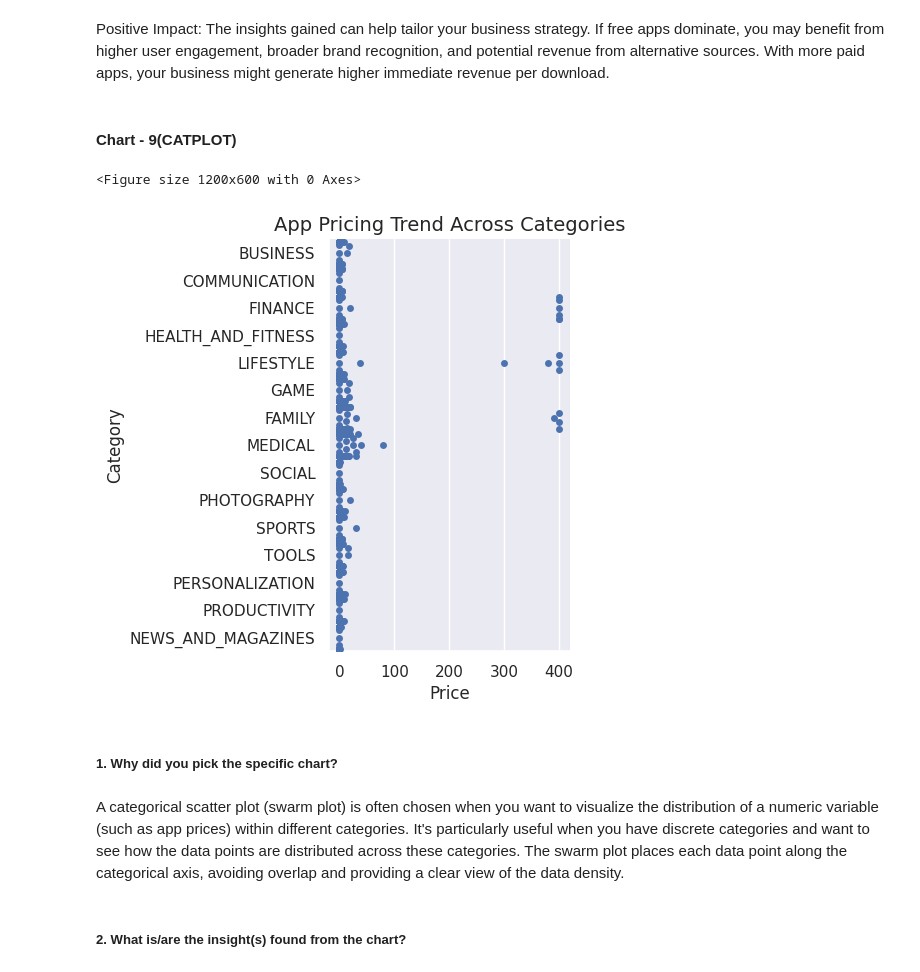
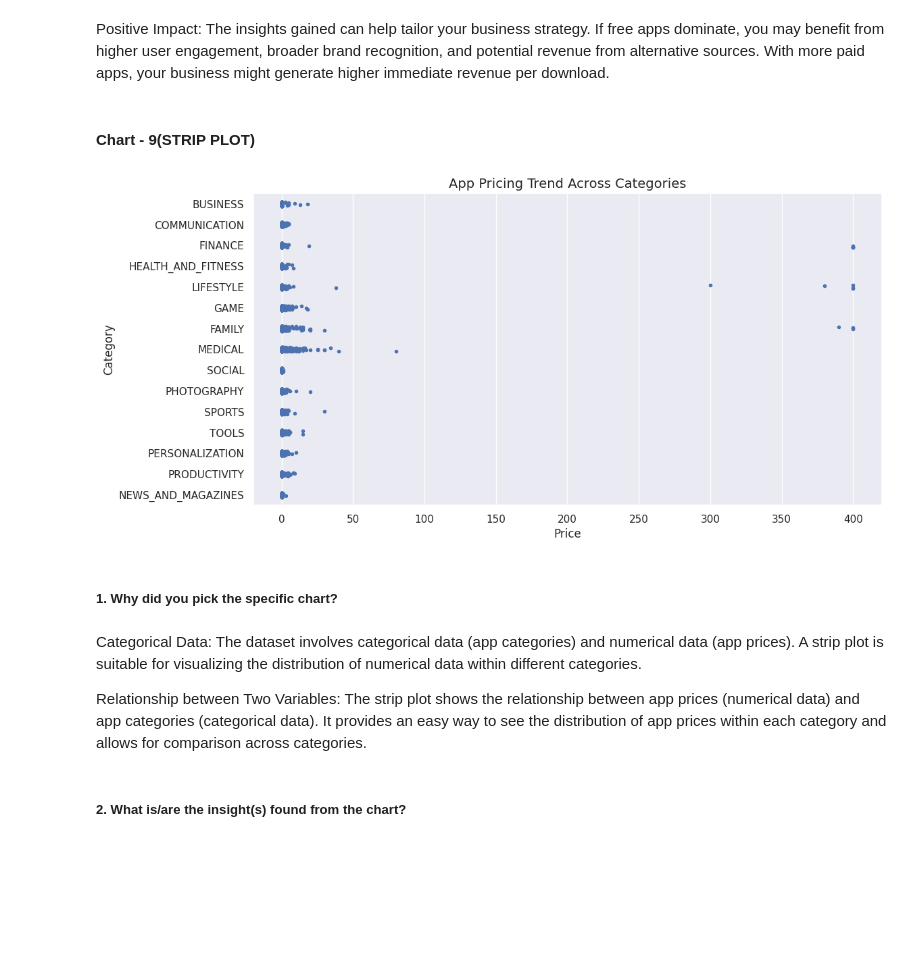
Before and after one commit to tanmay-tilwani/capstone-project-1-playstore-anaylysis, a Jupyter notebook: Play_Store_App_Review_Analysis.ipynb, the cells around one changed output. Saved outputs shown, nothing was run; the diff lists cells and outputs as text; code cells hidden in the pictures; blank space fills up the shorter version.

```diff
--- a/Play_Store_App_Review_Analysis.ipynb
+++ b/Play_Store_App_Review_Analysis.ipynb
@@ -86,8 +100,8 @@ drive.mount('/content/drive')
 Drive already mounted at /content/drive; to attempt to forcibly remount, call drive.mount("/content/drive", force_remount=True).
 # %%
 # Read the data
-playstore_data = "/content/Play Store Data.csv"
-user_data = "/content/User Reviews.csv"
+playstore_data = "/content/drive/MyDrive/My_new_numpy/Play Store Data.csv"
+user_data = "/content/drive/MyDrive/My_new_numpy/User Reviews.csv"
 
 playstoredf = pd.read_csv(playstore_data)
 userdf = pd.read_csv(user_data)
@@ -992,34 +1006,35 @@ Are there any insights that lead to negative growth? Justify with specific reaso
 # %% [markdown]
 Positive Impact: The insights gained can help tailor your business strategy. If free apps dominate, you may benefit from higher user engagement, broader brand recognition, and potential revenue from alternative sources. With more paid apps, your business might generate higher immediate revenue per download.
 # %% [markdown]
-#### Chart - 9(CATPLOT)
+#### Chart - 9(STRIP PLOT)
 # %%
 # Select the top categories
 top_categories = playstoredf[playstoredf.Category.isin(['GAME', 'FAMILY', 'PHOTOGRAPHY', 'MEDICAL', 'TOOLS', 'FINANCE',
-                                                           'LIFESTYLE', 'BUSINESS', 'PRODUCTIVITY', 'PERSONALIZATION',
-                                                           'SPORTS', 'COMMUNICATION', 'HEALTH_AND_FITNESS',
-                                                           'NEWS_AND_MAGAZINES', 'SOCIAL'])]
+                                                       'LIFESTYLE', 'BUSINESS', 'PRODUCTIVITY', 'PERSONALIZATION',
+                                                       'SPORTS', 'COMMUNICATION', 'HEALTH_AND_FITNESS',
+                                                       'NEWS_AND_MAGAZINES', 'SOCIAL'])]
 
 # Set the figure size and style
 plt.figure(figsize=(12, 6))
 sns.set(font_scale=1)
 sns.set_style("darkgrid")
 
-# Create the swarm plot using catplot
-lets = sns.catplot(x="Price", y="Category", kind="swarm", data=top_categories)
+# Create the strip plot using stripplot
+lets = sns.stripplot(x="Price", y="Category", data=top_categories, size=4, jitter=True)
 
 # Customize the plot
 lets.set(xlabel='Price', ylabel='Category')
 plt.title('App Pricing Trend Across Categories', size=14)
 
 # Show the plot
 plt.show()
 # %% [output]
-<Figure size 1200x600 with 0 Axes>
-[figure, old version]
+[figure, new version]
 # %% [markdown]
 ##### 1. Why did you pick the specific chart?
-# %% [markdown]
-A categorical scatter plot (swarm plot) is often chosen when you want to visualize the distribution of a numeric variable (such as app prices) within different categories. It's particularly useful when you have discrete categories and want to see how the data points are distributed across these categories. The swarm plot places each data point along the categorical axis, avoiding overlap and providing a clear view of the data density.
+# %% [markdown]
+Categorical Data: The dataset involves categorical data (app categories) and numerical data (app prices). A strip plot is suitable for visualizing the distribution of numerical data within different categories.
+
+Relationship between Two Variables: The strip plot shows the relationship between app prices (numerical data) and app categories (categorical data). It provides an easy way to see the distribution of app prices within each category and allows for comparison across categories.
 # %% [markdown]
 ##### 2. What is/are the insight(s) found from the chart?
```
Also changed, not shown: parts of 29 cells of this notebook.
